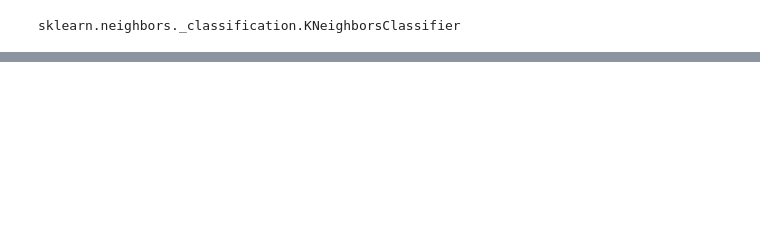
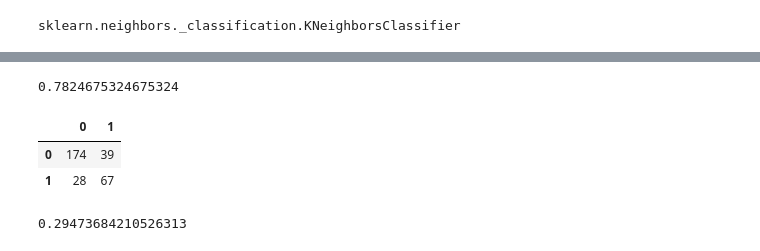
Before and after one commit to pad1903alx/kursalx, a Jupyter notebook: Dzien07/03-knn.ipynb, the cells around one changed output, grey strips where cells are left out. Saved outputs shown, nothing was run; the diff lists cells and outputs as text; code cells hidden in the pictures; blank space fills up the shorter version.

```diff
--- a/Dzien07/03-knn.ipynb
+++ b/Dzien07/03-knn.ipynb
@@ -160,0 +180,16 @@ sklearn.neighbors._classification.KNeighborsClassifier
+# %%
+model = KNeighborsClassifier(5)
+model.fit(X_train, y_train)
+print(model.score(X_test, y_test))
+
+y_pred = model.predict(X_test)
+pd.DataFrame( confusion_matrix(y_test, y_pred) )
+# %% [output]
+0.7824675324675324
+|  | 0 | 1 |
+| 0 | 174 | 39 |
+| 1 | 28 | 67 |
+# %%
+28 / (28+67)
+# %% [output]
+0.29473684210526313
```
Also changed, not shown: parts of 5 cells of this notebook, 2 other files.
